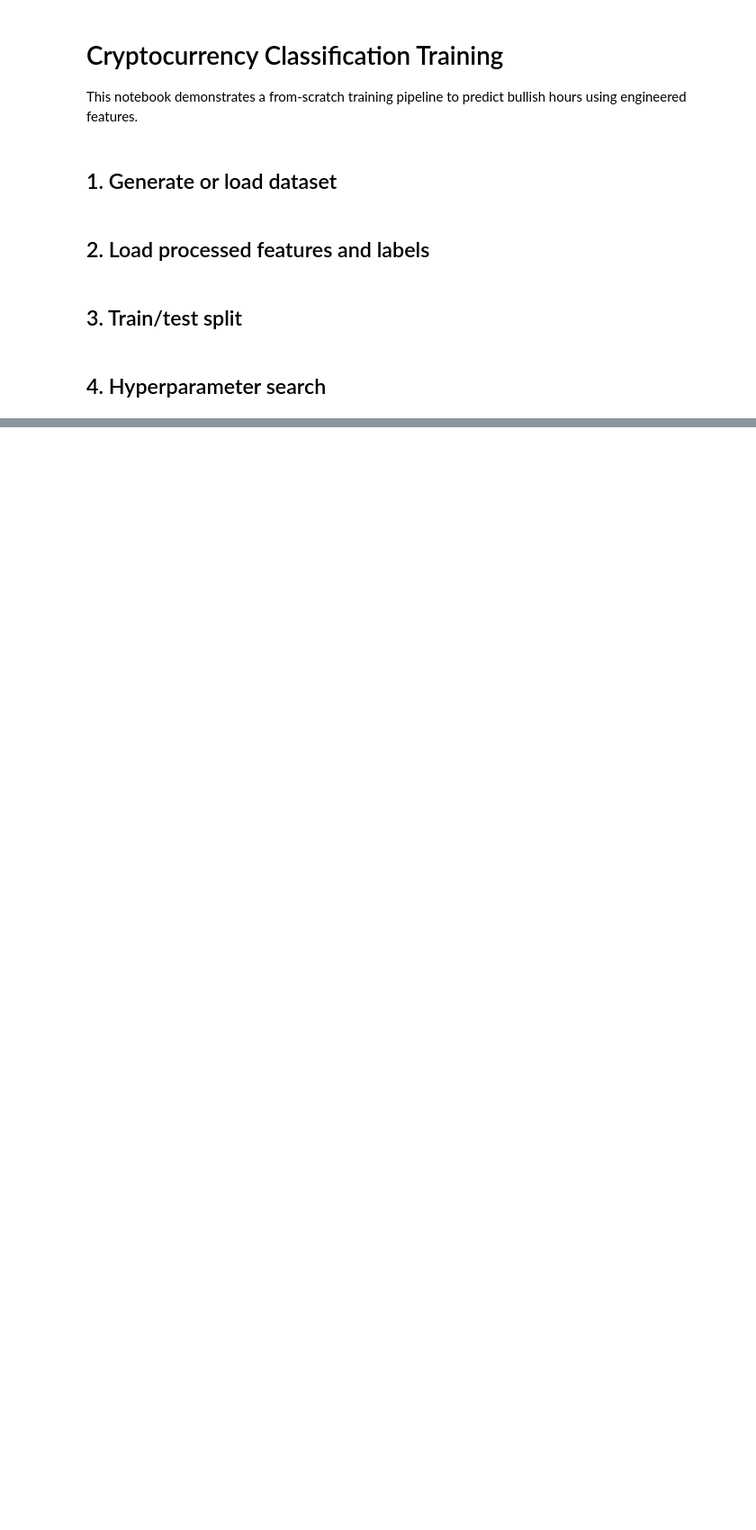
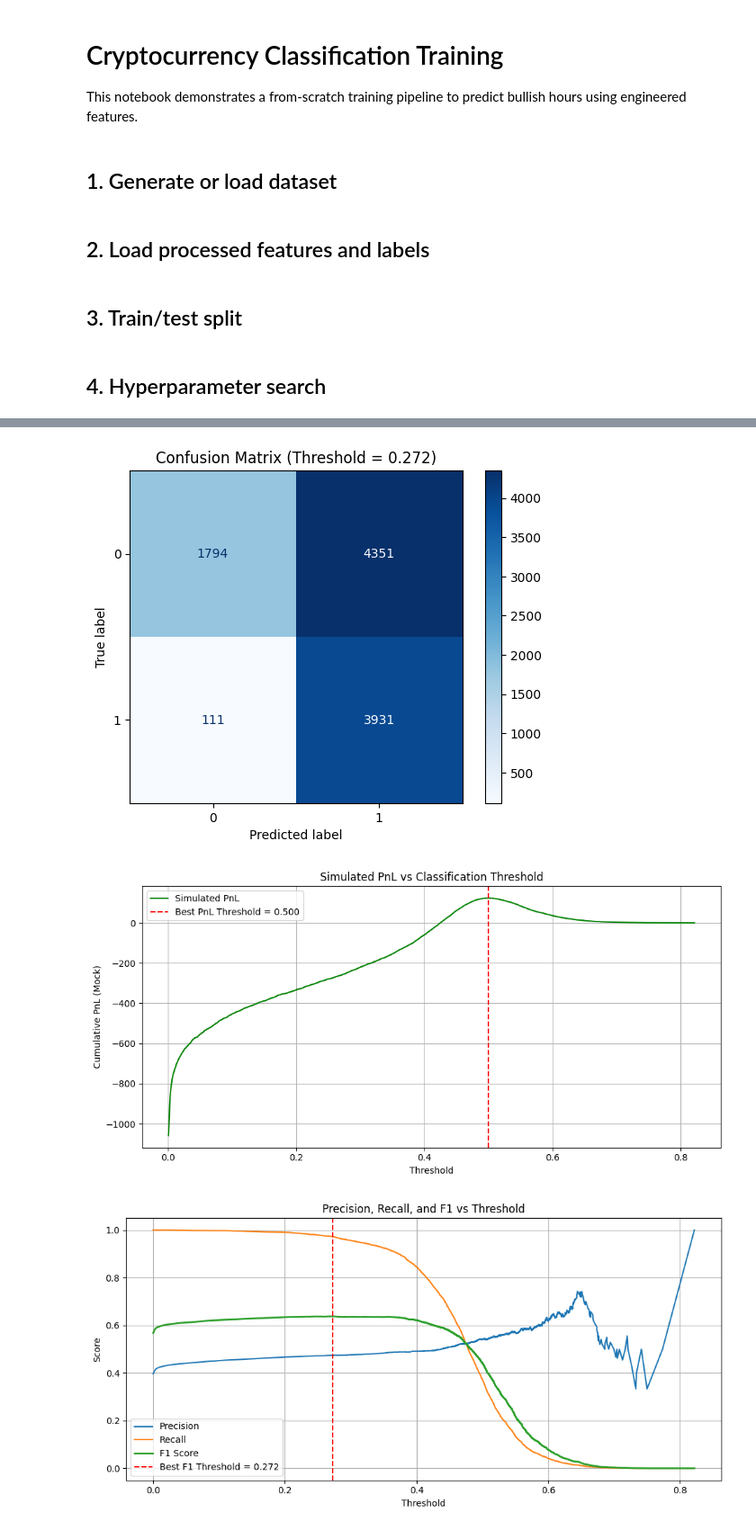
Before and after one commit to Ghaith8Bit/ai-trading-bot, a Jupyter notebook: train_classification.ipynb, the cells around one changed output, grey strips where cells are left out. Shown at 90% size. Drawn from its saved outputs; the diff is of its cells as text; code cells hidden in the pictures; blank space fills up the shorter version.

Commit message:
build new classification model

```diff
--- a/train_classification.ipynb
+++ b/train_classification.ipynb
@@ -27,8 +27,8 @@ if not (OUTPUT_DIR / f'X_{VERSION}.parquet').exists():
 import pandas as pd
 
 base = Path('data/processed/classification')
-X = pd.read_parquet(base / 'X_v2.parquet')
-y = pd.read_parquet(base / 'y_v2.parquet').squeeze()
+X = pd.read_parquet(base / f'X_{VERSION}.parquet')
+y = pd.read_parquet(base / f'y_{VERSION}.parquet').squeeze()
 
 # Align indices and sort chronologically
 X = X.sort_index()
@@ -36,9 +36,12 @@ y = y.loc[X.index]
 # %% [markdown]
 ## 3. Train/test split
 # %%
-split_idx = int(len(X) * 0.8)
-X_train, X_test = X.iloc[:split_idx], X.iloc[split_idx:]
-y_train, y_test = y.iloc[:split_idx], y.iloc[split_idx:]
+import numpy as np
+
+train_size = int(len(X) * 0.7)
+val_size = int(len(X) * 0.15)
+X_train, X_val, X_test = np.split(X, [train_size, train_size + val_size])
+y_train, y_val, y_test = np.split(y, [train_size, train_size + val_size])
 # %% [markdown]
 ## 4. Hyperparameter search
 # %%
@@ -96,9 +134,52 @@ results
 # %%
-from joblib import dump
+import matplotlib.pyplot as plt
+from sklearn.metrics import ConfusionMatrixDisplay
 
-best_name = max(results, key=lambda k: results[k]['roc_auc'])
-best_model = models[best_name]
-Path('models').mkdir(exist_ok=True)
-model_path = Path('models') / f'classification_{best_name.lower()}_v2.joblib'
-dump(best_model, model_path)
-print('Saved', model_path)
+# === PLOT 1: Confusion Matrix ===
+disp = ConfusionMatrixDisplay(confusion_matrix=cm, display_labels=[0, 1])
+disp.plot(cmap='Blues')
+plt.title(f"Confusion Matrix (Threshold = {best_f1_thresh:.3f})")
+plt.grid(False)
+plt.show()
+
+# === PLOT 2: Simulated PnL vs Threshold ===
+plt.figure(figsize=(10, 5))
+plt.plot(thresholds, pnl, color="green", label="Simulated PnL")
+plt.axvline(best_pnl_thresh, color='red', linestyle='--', label=f'Best PnL Threshold = {best_pnl_thresh:.3f}')
+plt.title("Simulated PnL vs Classification Threshold")
+plt.xlabel("Threshold")
+plt.ylabel("Cumulative PnL (Mock)")
+plt.legend()
+plt.grid(True)
+plt.tight_layout()
+plt.show()
+
+# === PLOT 3: Precision / Recall / F1 Score ===
+plt.figure(figsize=(10, 5))
+plt.plot(thresholds, precisions[:-1], label="Precision")
+plt.plot(thresholds, recalls[:-1], label="Recall")
+plt.plot(thresholds, f1s[:-1], label="F1 Score", linewidth=2)
+plt.axvline(best_f1_thresh, color='red', linestyle='--', label=f'Best F1 Threshold = {best_f1_thresh:.3f}')
+plt.title("Precision, Recall, and F1 vs Threshold")
+plt.xlabel("Threshold")
+plt.ylabel("Score")
+plt.legend()
+plt.grid(True)
+plt.tight_layout()
+plt.show()
+
+# === PLOT 4: ROC Curve ===
+plt.figure(figsize=(6, 6))
+plt.plot(fpr, tpr, label=f"AUC = {auc_score:.3f}")
+plt.plot([0, 1], [0, 1], linestyle='--', color='gray')
+plt.title("ROC Curve (Test Set)")
+plt.xlabel("False Positive Rate")
+plt.ylabel("True Positive Rate")
+plt.legend(loc='lower right')
+plt.grid(True)
+plt.tight_layout()
+plt.show()
+# %% [output]
+[figure, added]
+[figure, added]
+[figure, added]
```
Also changed, not shown: parts of 8 cells of this notebook, 4 other files.
